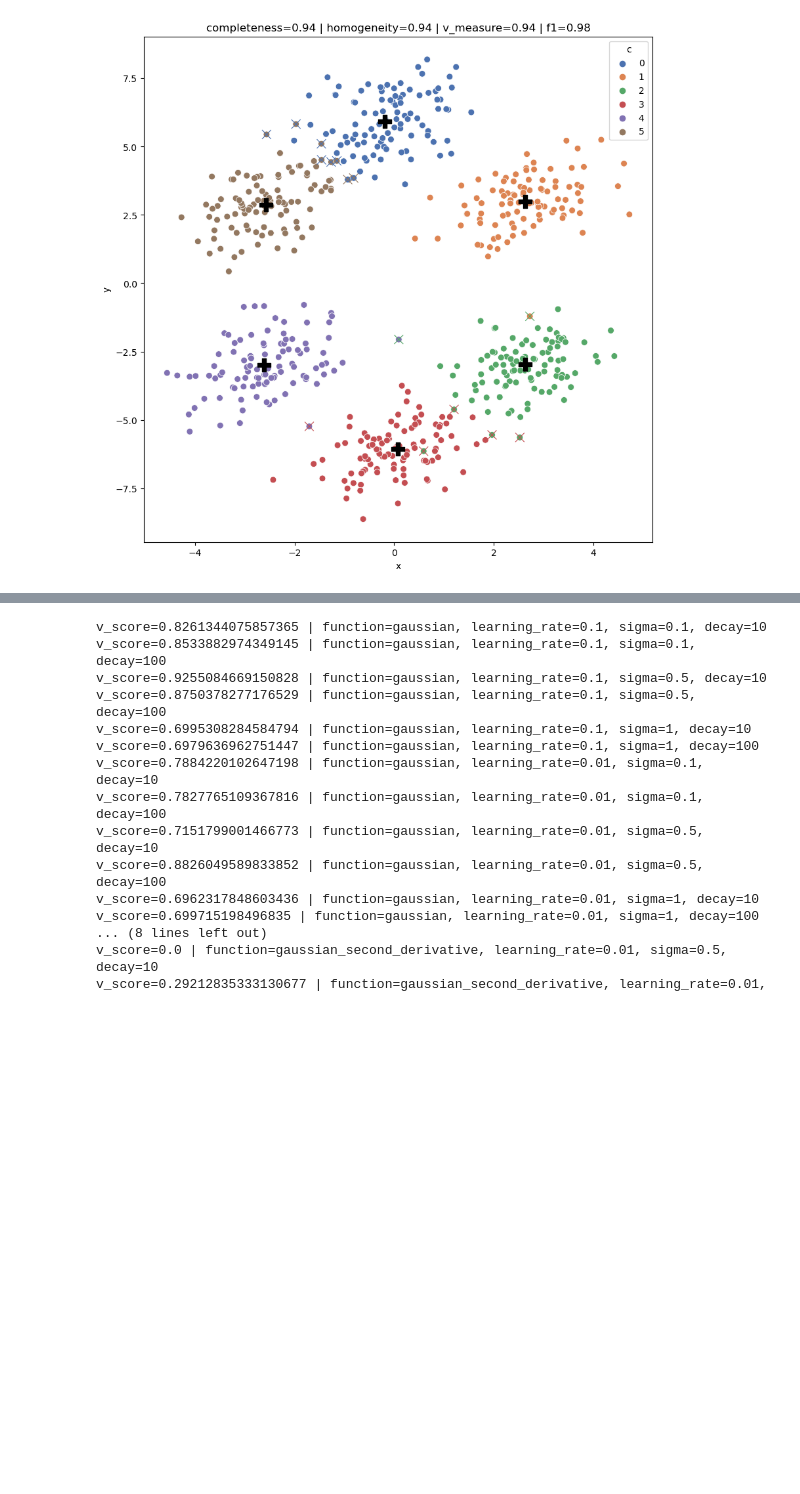
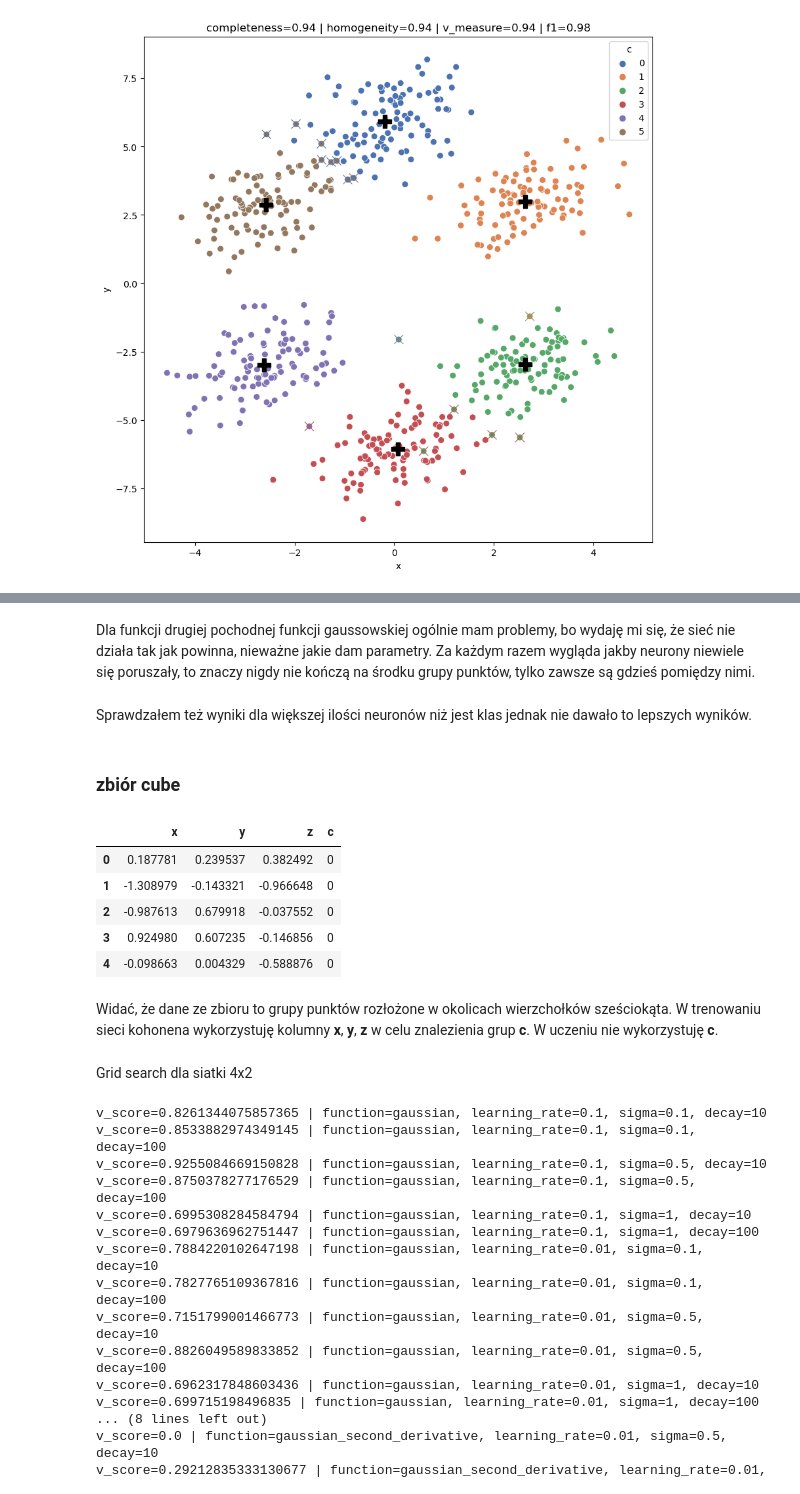
Before and after one commit to skowronskid/Computational-Analysis-Methods, a Jupyter notebook: SOM/som_experiments.ipynb, the cells around one changed output, grey strips where cells are left out. Saved outputs shown, nothing was run; the diff lists cells and outputs as text; code cells hidden in the pictures; blank space fills up the shorter version.

```diff
--- a/SOM/som_experiments.ipynb
+++ b/SOM/som_experiments.ipynb
@@ -260,2 +253,16 @@ plt.show()
+# %% [markdown]
+Dla funkcji drugiej pochodnej funkcji gaussowskiej ogólnie mam problemy, bo wydaję mi się, że sieć nie działa tak jak powinna, nieważne jakie dam parametry. Za każdym razem wygląda jakby neurony niewiele się poruszały, to znaczy nigdy nie kończą na środku grupy punktów, tylko zawsze są gdzieś pomiędzy nimi.
+# %% [markdown]
+Sprawdzałem też wyniki dla większej ilości neuronów niż jest klas jednak nie dawało to lepszych wyników.
+# %% [markdown]
+### zbiór cube
 # %%
 df = pd.read_csv('data/cube.csv')
+df.head()
+# %% [output]
+|  | x | y | z | c |
+| 0 | 0.187781 | 0.239537 | 0.382492 | 0 |
+| 1 | -1.308979 | -0.143321 | -0.966648 | 0 |
+| 2 | -0.987613 | 0.679918 | -0.037552 | 0 |
+| 3 | 0.924980 | 0.607235 | -0.146856 | 0 |
+| 4 | -0.098663 | 0.004329 | -0.588876 | 0 |
@@ -262,3 +283,7 @@ df = pd.read_csv('data/cube.csv')
+# %% [markdown]
+Widać, że dane ze zbioru to grupy punktów rozłożone w okolicach wierzchołków sześciokąta. W trenowaniu sieci kohonena wykorzystuję kolumny **x**, **y**, **z** w celu znalezienia grup **c**. W uczeniu nie wykorzystuję **c**.
+# %% [markdown]
+Grid search dla siatki 4x2
 # %%
 coefs_search(df[["x","y","z"]].values,df["c"],3,(4,2),100,neighborhood_functions,learning_rates,sigmas,decays=decays,allow_warnings=True)
 # %% [output]
```
Also changed, not shown: parts of 70 cells of this notebook.
